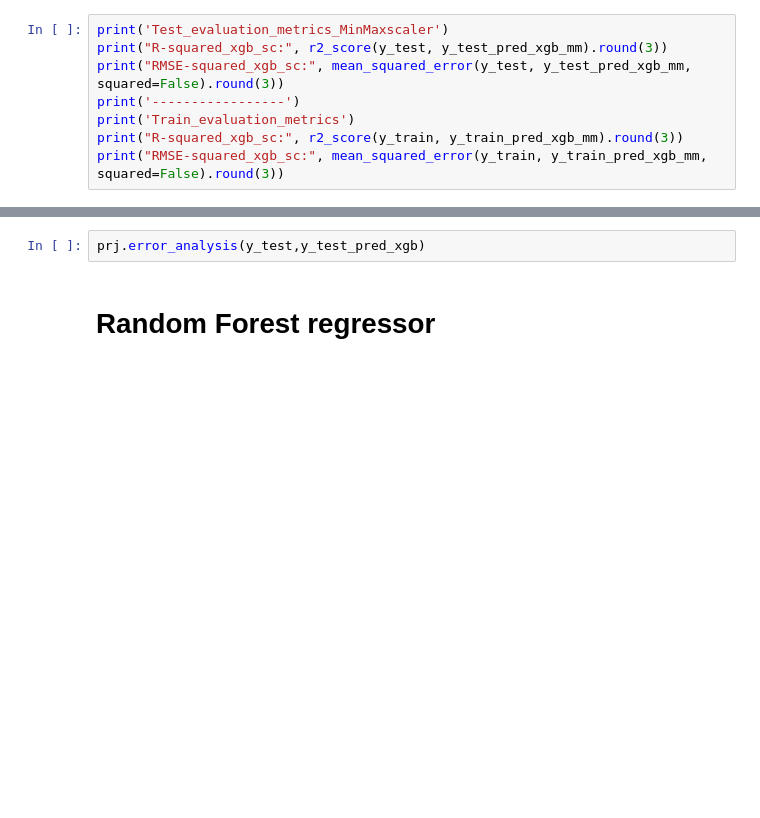
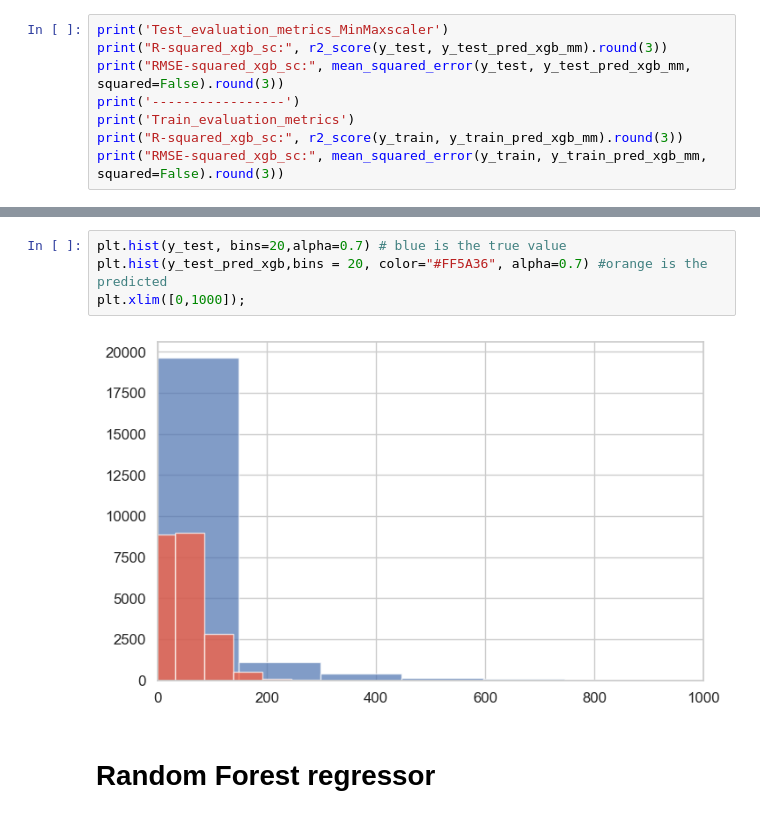
Before and after one commit to pwerden/ds-ml-flight-delay-prediction, a Jupyter notebook: models/model_rf_xgboost.ipynb, the cells around one changed output, grey strips where cells are left out. Drawn from its saved outputs; the diff is of its cells as text; blank space fills up the shorter version.

```diff
--- a/models/model_rf_xgboost.ipynb
+++ b/models/model_rf_xgboost.ipynb
@@ -154,5 +260,9 @@ prj.calculate_metrics(y_train, y_train_pred_xgb, y_test, y_test_pred_xgb)
-# %%
-prj.error_analysis(y_test,y_test_pred_xgb)
+# %%
+plt.hist(y_test, bins=20,alpha=0.7) # blue is the true value
+plt.hist(y_test_pred_xgb,bins = 20, color="#FF5A36", alpha=0.7) #orange is the predicted
+plt.xlim([0,1000]);
+# %% [output]
+[figure, added]
 # %% [markdown]
 # Random Forest regressor
 # %%
```
Also changed, not shown: parts of 24 cells of this notebook, 3 other files.
